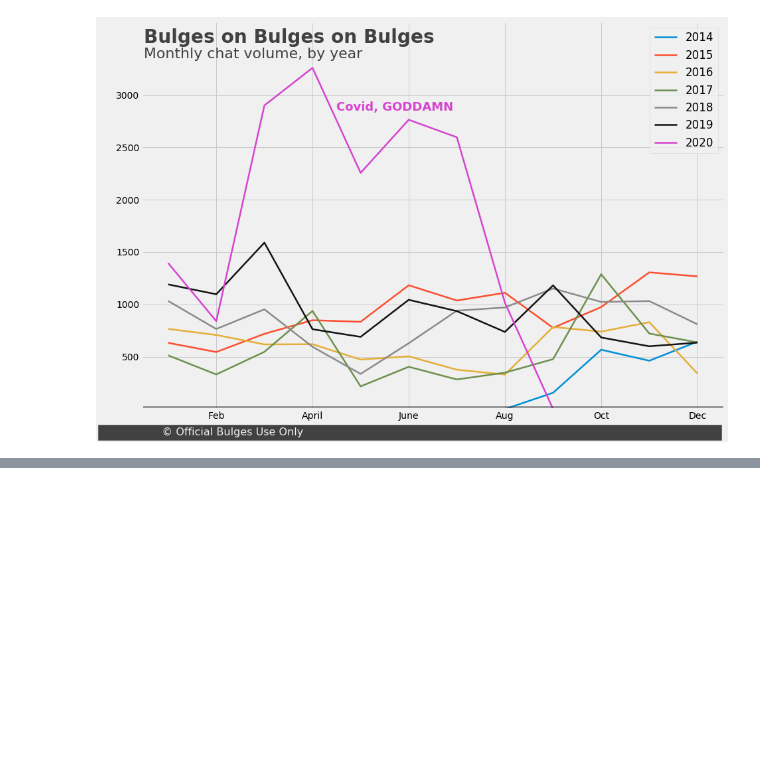
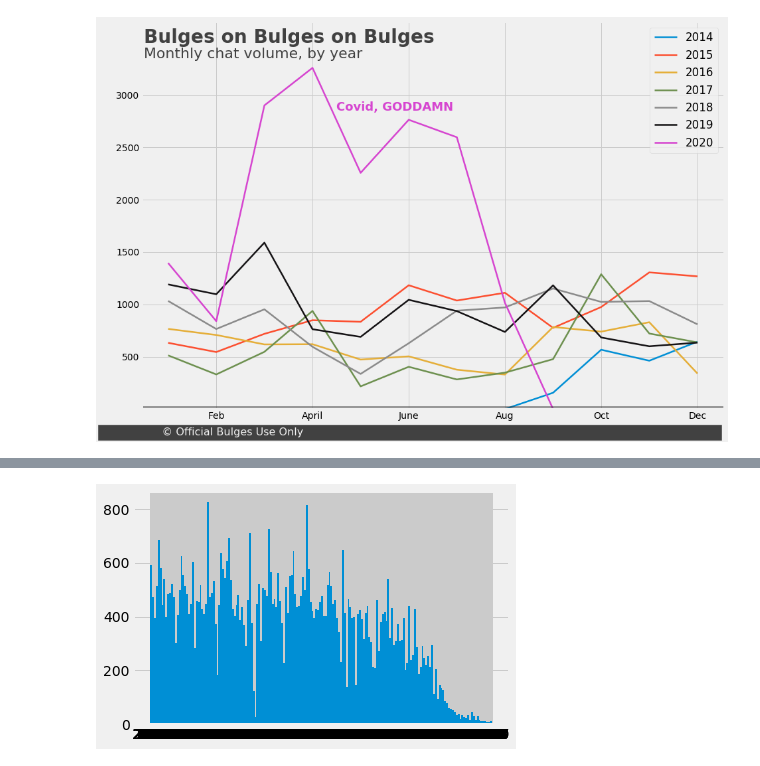
Before and after one commit to mmastin/side_exploration, a Jupyter notebook: groupme.ipynb, the cells around one changed output, grey strips where cells are left out. Saved outputs shown, nothing was run; the diff lists cells and outputs as text; code cells hidden in the pictures; blank space fills up the shorter version.

```diff
--- a/groupme.ipynb
+++ b/groupme.ipynb
@@ -573,8 +561,8 @@ months.index.name
 import seaborn as sns
 import matplotlib.pyplot as plt
 
-plt.style.use('fivethirtyeight')
+# plt.style.use('fivethirtyeight')
 
-fig, ax = plt.subplots(figsize=(14, 10))
+# fig, ax = plt.subplots(figsize=(14, 10))
 
-ax1 = sns.lineplot(x=month, y=months2['2014'], color='#0F95D&', lw=2.5)
+# ax1 = sns.lineplot(x=month, y=months2['2014'], color='#0F95D&', lw=2.5)
@@ -656,0 +674,2 @@ ax1.text(x=-.4, y=-250,
+# %%
+df['date'] = df['time']
@@ -656,0 +685,2 @@ ax1.text(x=-.4, y=-250,
+# %%
+df['time'] = df['created_at'].apply(lambda t: t.strftime('%H%M'))
@@ -656,0 +724,2 @@ ax1.text(x=-.4, y=-250,
+# %%
+df['time2'] = df['time'][:5]
@@ -656,0 +747,5 @@ ax1.text(x=-.4, y=-250,
+# %%
+plt.hist(df['time'], bins=180)
+plt.show();
+# %% [output]
+[figure, added]
```
Also changed, not shown: parts of 17 cells of this notebook.
